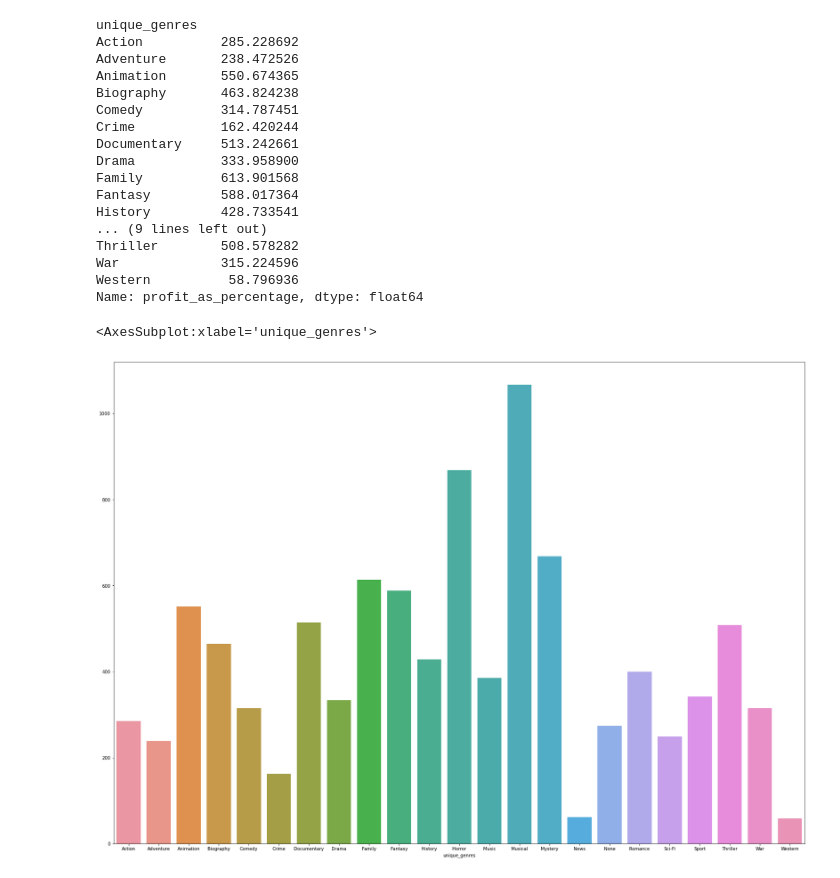
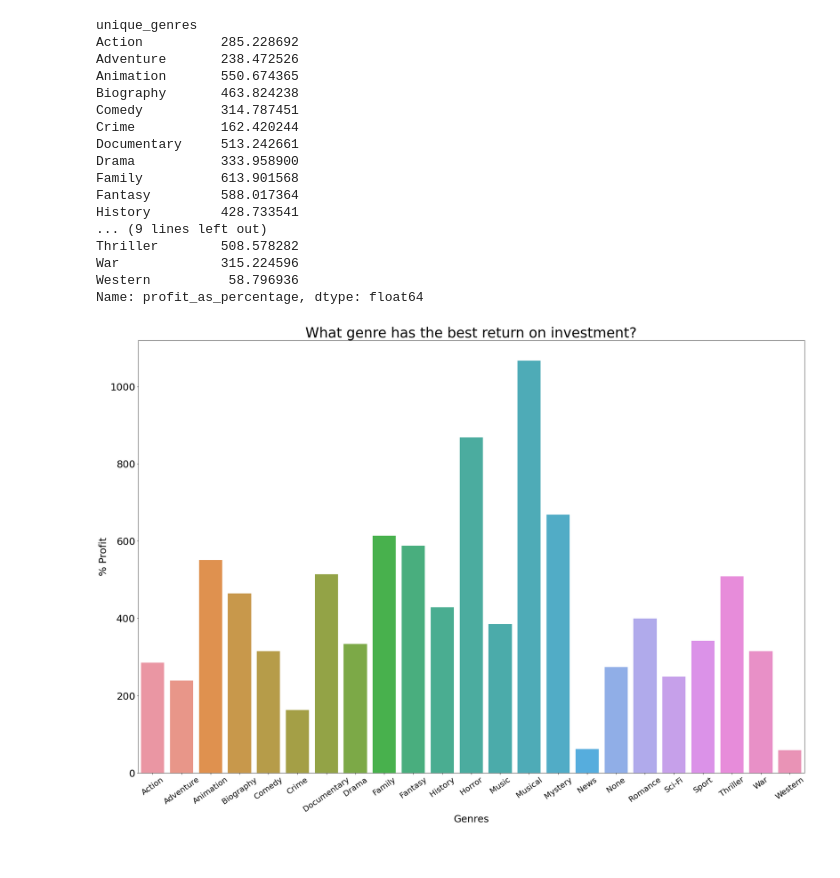
Before and after one commit to andre3000y/Movie_box_office_analysis, a Jupyter notebook: Movie Budget and Title Basics merged.ipynb, the cells around one changed output. Saved outputs shown, nothing was run; the diff lists cells and outputs as text; code cells hidden in the pictures.

```diff
--- a/Movie Budget and Title Basics merged.ipynb
+++ b/Movie Budget and Title Basics merged.ipynb
@@ -271,9 +261,14 @@ Thriller        508.578282
 War             315.224596
 Western          58.796936
 Name: profit_as_percentage, dtype: float64
-# %%
-fig, ax =plt.subplots(figsize = (28,20))
-sns.barplot(x=df4.index, y=df4.values)
-# %% [output]
-<AxesSubplot:xlabel='unique_genres'>
-[figure, removed]
+# %%
+fig, ax =plt.subplots(figsize = (30,20))
+ax = sns.barplot(x=df4.index, y=df4.values)
+plt.title("What genre has the best return on investment?", fontsize = 35)
+plt.ylabel("% Profit", fontsize = 25)
+plt.xlabel("Genres", fontsize = 25)
+
+ax.tick_params(axis = 'y', labelsize = 25)
+ax.set_xticklabels(list(df4.index), fontsize = 20, rotation = 35);
+# %% [output]
+[figure, added]
```
Also changed, not shown: parts of 7 cells of this notebook.
